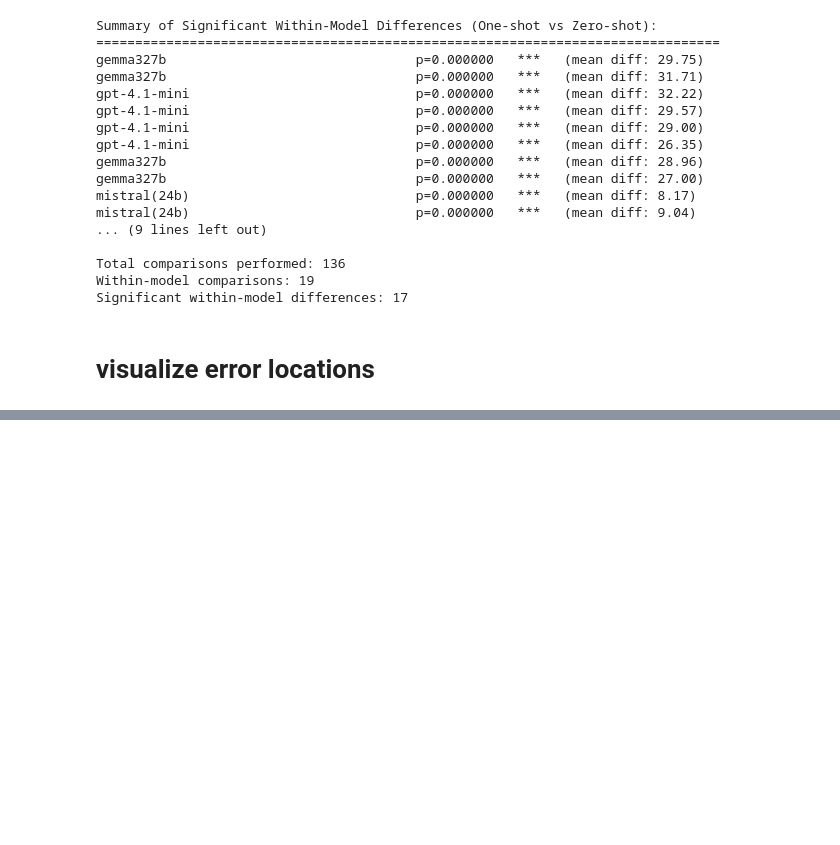
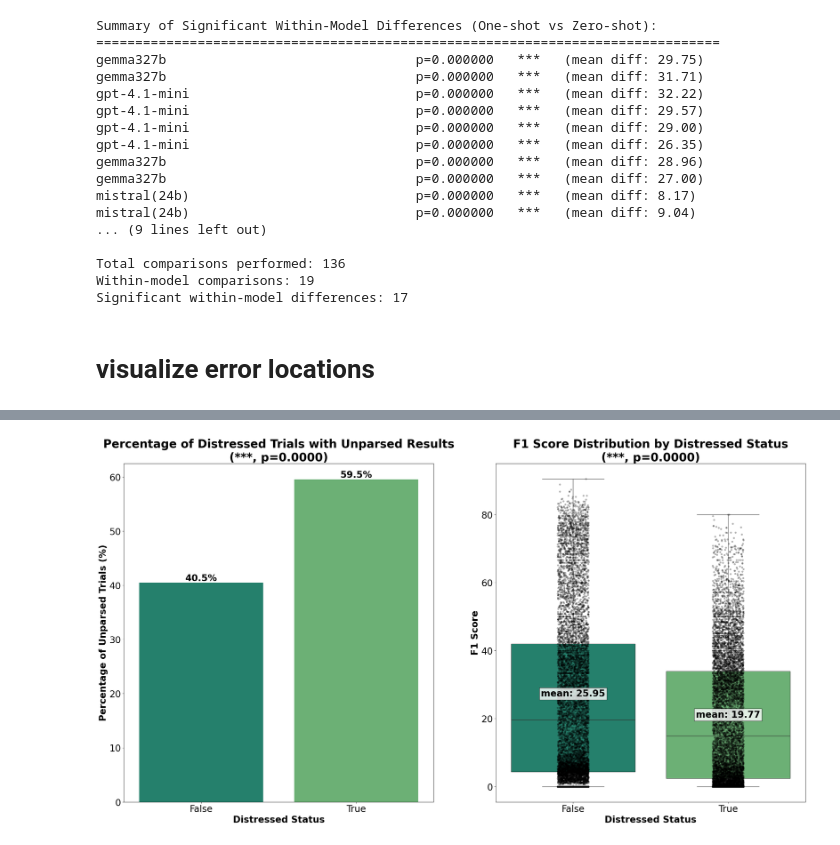
Before and after one commit to AaronYuuu/PDF_benchmarking, a Jupyter notebook: graphs/vis.ipynb, the cells around one changed output, grey strips where cells are left out. Cells and saved outputs as stored; diff of their text form; code cells hidden in the pictures; blank space fills up the shorter version.

```diff
--- a/graphs/vis.ipynb
+++ b/graphs/vis.ipynb
@@ -620,0 +783,86 @@ except Exception as e:
+# %%
+# Enhanced distressed vs non-distressed visualization with corrected significance testing
+fig, (ax1, ax2) = plt.subplots(1, 2, figsize=(32, 16))
+
+# Left plot: Percentage of Distressed Trials with Unparsed Results (with significance)
+parse_error = data[data["Parsed"] == False]
+distressed_percent = parse_error["Distressed"].value_counts(normalize=True).mul(100)
+df_parse = distressed_percent.reset_index()
+df_parse.columns = ['Distressed', 'proportion']
+
+# Chi-square test for parsing rates
+from scipy.stats import chi2_contingency
+parse_crosstab = pd.crosstab(data['Distressed'], data['Parsed'])
+print('\nContingency table for parsing rates:')
+print(parse_crosstab)
+colors = ["#168F75", '#61bb6d']
+chi2, p_parse, dof, expected = chi2_contingency(parse_crosstab)
+parse_significance = get_significance_symbol(p_parse)
+
+# Check chi-square assumptions
+'''min_expected = expected.min()
+chi2_valid = min_expected >= 5
+print(f'\nChi-square test assumptions:')
+print(f'Minimum expected frequency: {min_expected:.2f}')
+print(f'Chi-square test valid: {chi2_valid} (should be >= 5)')'''
+
+sns.barplot(data=df_parse,
+            x='Distressed', y='proportion', palette=[colors[0], colors[1]], ax=ax1, errorbar=("sd", 2))
+
+ax1.set_title(f"Percentage of Distressed Trials with Unparsed Results\n({parse_significance}, p={p_parse:.4f})",
+             fontsize=30, fontweight='bold')
+ax1.set_xlabel("Distressed Status", fontsize=24, fontweight='bold')
+ax1.set_ylabel("Percentage of Unparsed Trials (%)", fontsize=24, fontweight='bold')
+ax1.tick_params(axis='x', rotation=0, labelsize=24)
+ax1.tick_params(axis='y', labelsize=24)
+
+# Add percentage labels on bars
+for container in ax1.containers:
+    ax1.bar_label(container, fmt='%.1f%%', fontsize=24, color='black', fontweight='bold')
+
+# Right plot: F1 Score by Distressed Status (with significance)
+df_filtered_dist = data[data["Parsed"] != False]  # Filter rows where "Parsed" is not False
+
+# Perform statistical test
+distressed_f1 = df_filtered_dist[df_filtered_dist['Distressed'] == True]['F1score']
+non_distressed_f1 = df_filtered_dist[df_filtered_dist['Distressed'] == False]['F1score']
+
+# Remove NaN values
+distressed_f1 = distressed_f1.dropna()
+non_distressed_f1 = non_distressed_f1.dropna()
+
+print(f'\nF1 Score comparison sample sizes:')
+print(f'Distressed: {len(distressed_f1)} samples')
+print(f'Non-distressed: {len(non_distressed_f1)} samples')
+
+p_f1 = perform_statistical_test(distressed_f1, non_distressed_f1)
+f1_significance = get_significance_symbol(p_f1)
+
+# Calculate effect size (Cohen's d)
+def cohens_d(group1, group2):
+    n1, n2 = len(group1), len(group2)
+    pooled_std = np.sqrt(((n1 - 1) * group1.var() + (n2 - 1) * group2.var()) / (n1 + n2 - 2))
+    return (group1.mean() - group2.mean()) / pooled_std
+
+#effect_size = cohens_d(distressed_f1, non_distressed_f1)
+#print(f'Effect size (Cohen\'s d): {effect_size:.3f}')
+
+sns.boxplot(data=df_filtered_dist, x="Distressed", y="F1score",
+           palette=[colors[0], colors[1]], ax=ax2)
+sns.stripplot(data=df_filtered_dist, x="Distressed", y="F1score",
+             color="black", dodge=True, alpha=0.3, jitter=True, ax=ax2)
+
+ax2.set_title(f"F1 Score Distribution by Distressed Status\n({f1_significance}, p={p_f1:.4f})",
+             fontsize=30, fontweight='bold')
+ax2.set_xlabel("Distressed Status", fontsize=24, fontweight='bold')
+ax2.set_ylabel("F1 Score", fontsize=24, fontweight='bold')
+ax2.tick_params(axis='x', labelsize=24)
+ax2.tick_params(axis='y', labelsize=24)
+
+# Add mean values as text with significance
+mean_values = df_filtered_dist.groupby("Distressed")["F1score"].mean()
+for i, (status, mean_val) in enumerate(mean_values.items()):
+    ax2.text(i, mean_val + 0.02, f'mean: {mean_val:.2f}',
+            ha='center', va='bottom', fontsize=24, color='black', fontweight='bold',
+            bbox=dict(facecolor='white', edgecolor='black', alpha=0.8))
+# %% [output]
@@ -620,0 +885 @@ except Exception as e:
+[figure, added]
```
Also changed, not shown: parts of 8 cells of this notebook.
